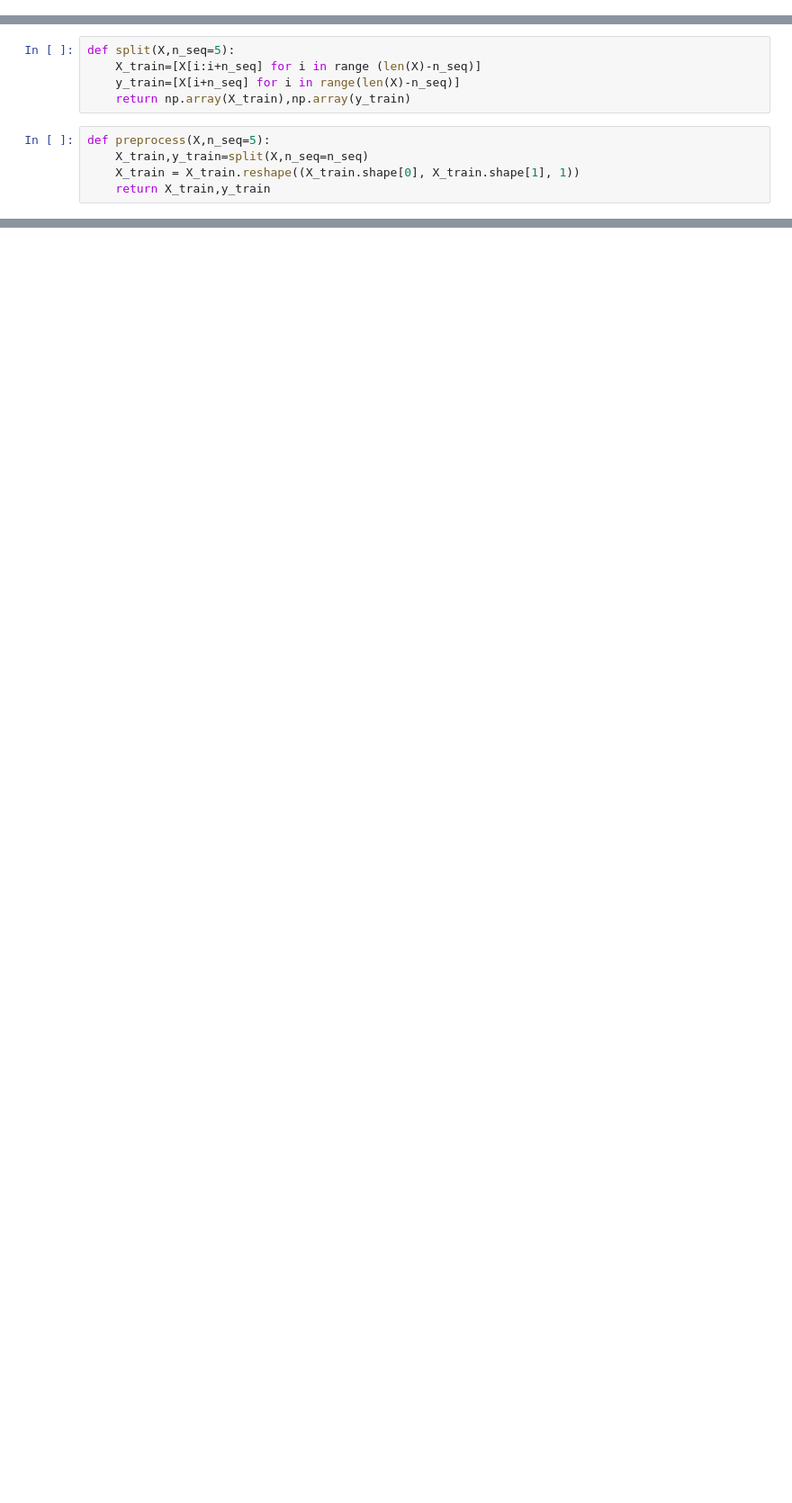
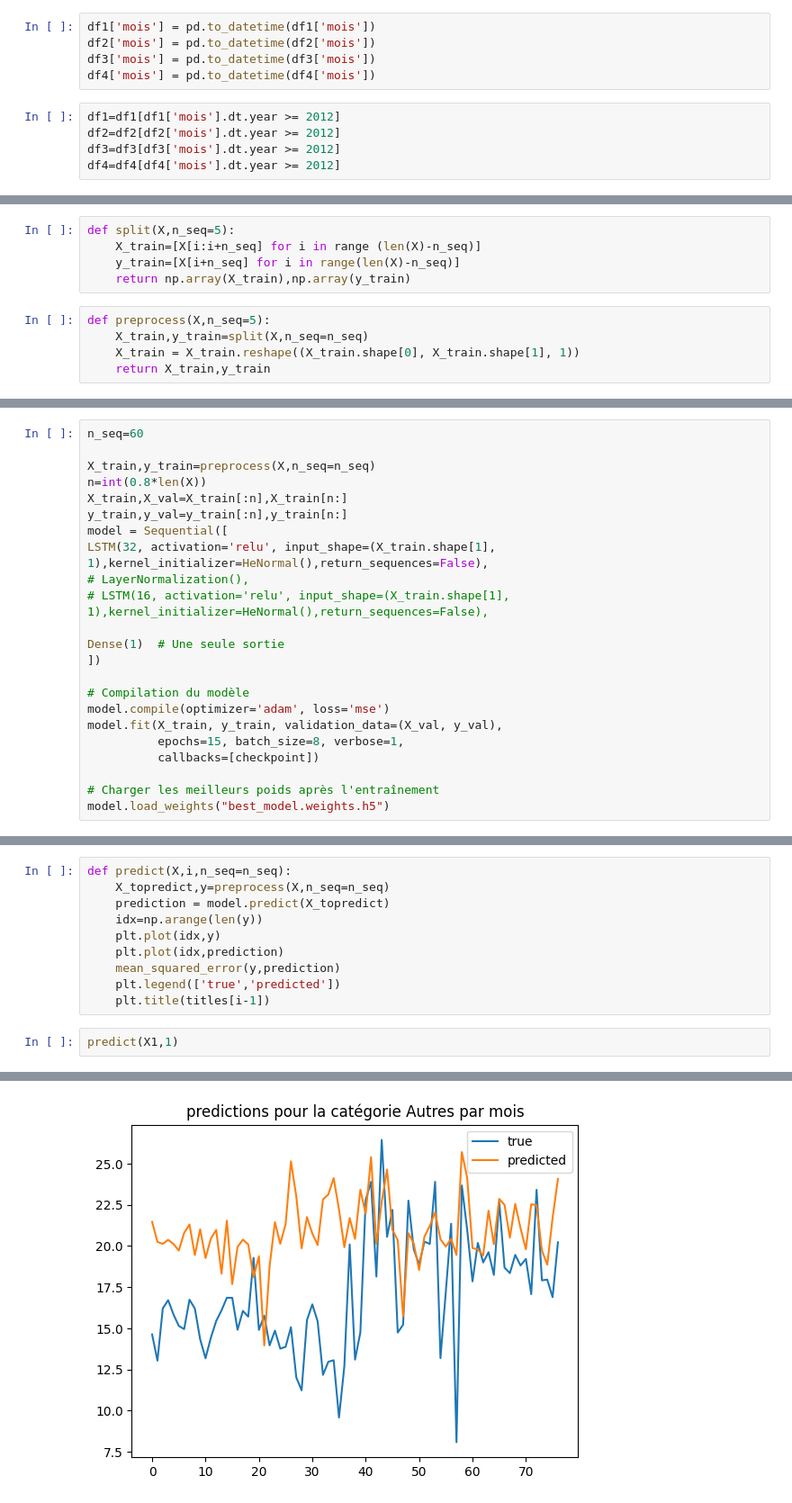
Before and after one commit to bechirhannachi/BNP-Centrale-project-Gr-1, a Jupyter notebook: LSTM.ipynb, the cells around one changed output, grey strips where cells are left out. Shown: that part at 90% size. Saved outputs shown, nothing was run; the diff lists cells and outputs as text; blank space fills up the shorter version.

Commit message:
LSTM

```diff
--- a/LSTM.ipynb
+++ b/LSTM.ipynb
@@ -16,6 +16,16 @@ df1=pd.read_csv('autre_mois.csv')
 df2=pd.read_csv('bureau_admin_enseignement_mois.csv')
 df3=pd.read_csv('centre_commercial_mois.csv')
 df4=pd.read_csv('occupation_continue_mois.csv')
+# %%
+df1['mois'] = pd.to_datetime(df1['mois'])
+df2['mois'] = pd.to_datetime(df2['mois'])
+df3['mois'] = pd.to_datetime(df3['mois'])
+df4['mois'] = pd.to_datetime(df4['mois'])
+# %%
+df1=df1[df1['mois'].dt.year >= 2012]
+df2=df2[df2['mois'].dt.year >= 2012]
+df3=df3[df3['mois'].dt.year >= 2012]
+df4=df4[df4['mois'].dt.year >= 2012]
 # %%
 X1_title='predictions pour la catégorie Autres par mois'
 X2_title='predictions pour la catégorie bureau_admin_enseignement par mois'
@@ -54,0 +87,23 @@ X_train,y_train=preprocess(X,n_seq=5)
+# %%
+n_seq=60
+
+X_train,y_train=preprocess(X,n_seq=n_seq)
+n=int(0.8*len(X))
+X_train,X_val=X_train[:n],X_train[n:]
+y_train,y_val=y_train[:n],y_train[n:]
+model = Sequential([
+LSTM(32, activation='relu', input_shape=(X_train.shape[1], 1),kernel_initializer=HeNormal(),return_sequences=False),
+# LayerNormalization(),
+# LSTM(16, activation='relu', input_shape=(X_train.shape[1], 1),kernel_initializer=HeNormal(),return_sequences=False),
+
+Dense(1)  # Une seule sortie
+])
+
+# Compilation du modèle
+model.compile(optimizer='adam', loss='mse')
+model.fit(X_train, y_train, validation_data=(X_val, y_val),
+          epochs=15, batch_size=8, verbose=1,
+          callbacks=[checkpoint])
+
+# Charger les meilleurs poids après l'entraînement
+model.load_weights("best_model.weights.h5")
@@ -54,0 +129,13 @@ X_train,y_train=preprocess(X,n_seq=5)
+# %%
+def predict(X,i,n_seq=n_seq):
+    X_topredict,y=preprocess(X,n_seq=n_seq)
+    prediction = model.predict(X_topredict)
+    idx=np.arange(len(y))
+    plt.plot(idx,y)
+    plt.plot(idx,prediction)
+    mean_squared_error(y,prediction)
+    plt.legend(['true','predicted'])
+    plt.title(titles[i-1])
+# %%
+predict(X1,1)
+# %% [output]
@@ -54,0 +143 @@ X_train,y_train=preprocess(X,n_seq=5)
+[figure, added]
```
Also changed, not shown: parts of 32 cells of this notebook.
